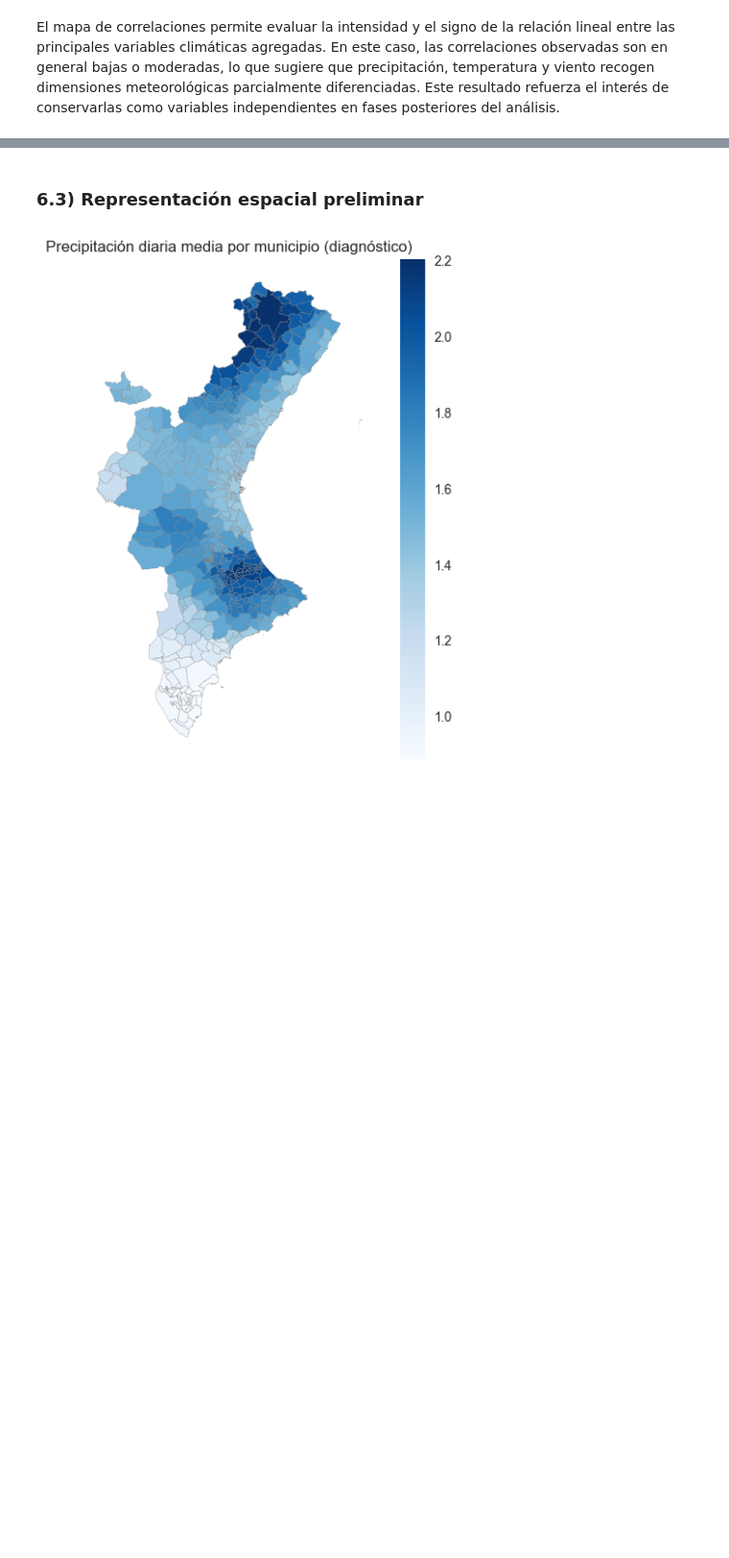
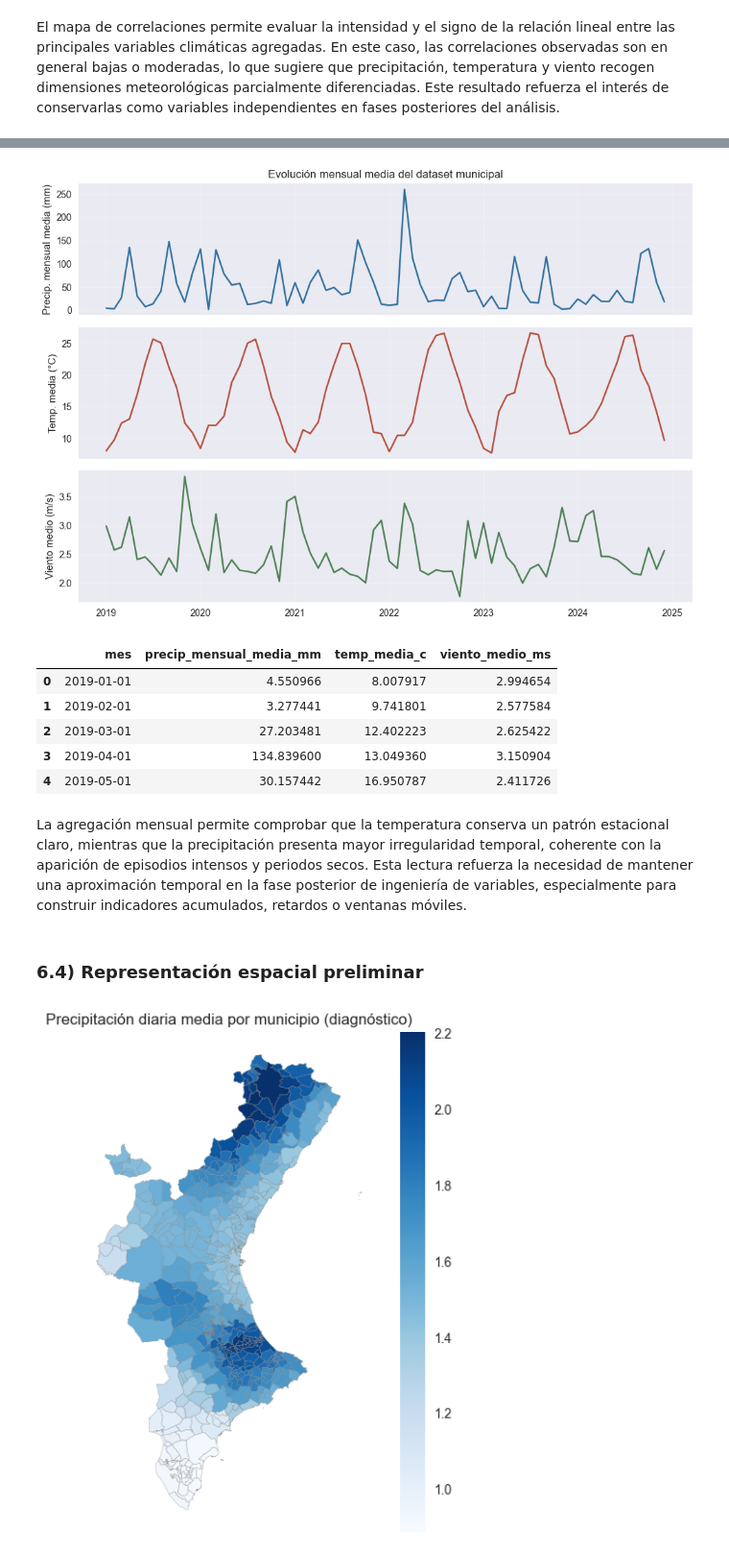
Before and after one commit to gonzalolarriba/modelo-geoespacial-riesgo-climatico, a Jupyter notebook: notebooks/notebook_1_ing_dato.ipynb, the cells around one changed output, grey strips where cells are left out. Shown at 96% size. Saved outputs shown, nothing was run; the diff lists cells and outputs as text; code cells hidden in the pictures; blank space fills up the shorter version.

```diff
--- a/notebooks/notebook_1_ing_dato.ipynb
+++ b/notebooks/notebook_1_ing_dato.ipynb
@@ -1233,5 +1306,56 @@ El mapa de correlaciones permite evaluar la intensidad y el signo de la relació
+# %%
+df_serie = df_municipios_dia.assign(
+    mes=pd.to_datetime(df_municipios_dia["fecha"]).dt.to_period("M").dt.to_timestamp()
+)
+
+serie_mensual = (
+    df_serie
+    .groupby(["municipio", "mes"], as_index=False)
+    .agg(
+        precip_mensual_mm=("precip_total_dia", "sum"),
+        temp_media_c=("temp_media_dia", "mean"),
+        viento_medio_ms=("viento_medio_dia", "mean"),
+    )
+    .groupby("mes", as_index=False)
+    .agg(
+        precip_mensual_media_mm=("precip_mensual_mm", "mean"),
+        temp_media_c=("temp_media_c", "mean"),
+        viento_medio_ms=("viento_medio_ms", "mean"),
+    )
+)
+
+fig, axes = plt.subplots(3, 1, figsize=(10, 7), sharex=True)
+
+sns.lineplot(data=serie_mensual, x="mes", y="precip_mensual_media_mm", ax=axes[0], color="#2f6f9f")
+sns.lineplot(data=serie_mensual, x="mes", y="temp_media_c", ax=axes[1], color="#b64e3c")
+sns.lineplot(data=serie_mensual, x="mes", y="viento_medio_ms", ax=axes[2], color="#4b7f52")
+
+axes[0].set_title("Evolución mensual media del dataset municipal")
+axes[0].set_ylabel("Precip. mensual media (mm)")
+axes[1].set_ylabel("Temp. media (°C)")
+axes[2].set_ylabel("Viento medio (m/s)")
+axes[2].set_xlabel("Mes")
+
+for ax in axes:
+    ax.grid(True, alpha=0.25)
+    ax.set_xlabel("")
+
+plt.tight_layout()
+plt.show()
+
+display(serie_mensual.head())
+# %% [output]
+[figure, added]
+|  | mes | precip_mensual_media_mm | temp_media_c | viento_medio_ms |
+| 0 | 2019-01-01 | 4.550966 | 8.007917 | 2.994654 |
+| 1 | 2019-02-01 | 3.277441 | 9.741801 | 2.577584 |
+| 2 | 2019-03-01 | 27.203481 | 12.402223 | 2.625422 |
+| 3 | 2019-04-01 | 134.839600 | 13.049360 | 3.150904 |
+| 4 | 2019-05-01 | 30.157442 | 16.950787 | 2.411726 |
+# %% [markdown]
+La agregación mensual permite comprobar que la temperatura conserva un patrón estacional claro, mientras que la precipitación presenta mayor irregularidad temporal, coherente con la aparición de episodios intensos y periodos secos. Esta lectura refuerza la necesidad de mantener una aproximación temporal en la fase posterior de ingeniería de variables, especialmente para construir indicadores acumulados, retardos o ventanas móviles.
 # %% [markdown]
-### 6.3) Representación espacial preliminar
+### 6.4) Representación espacial preliminar
 # %%
 gmap = gdf_cv.merge(
     df_municipios_dia.groupby("municipio")["precip_total_dia"].mean().reset_index(),
```
Also changed, not shown: parts of 8 cells of this notebook.
